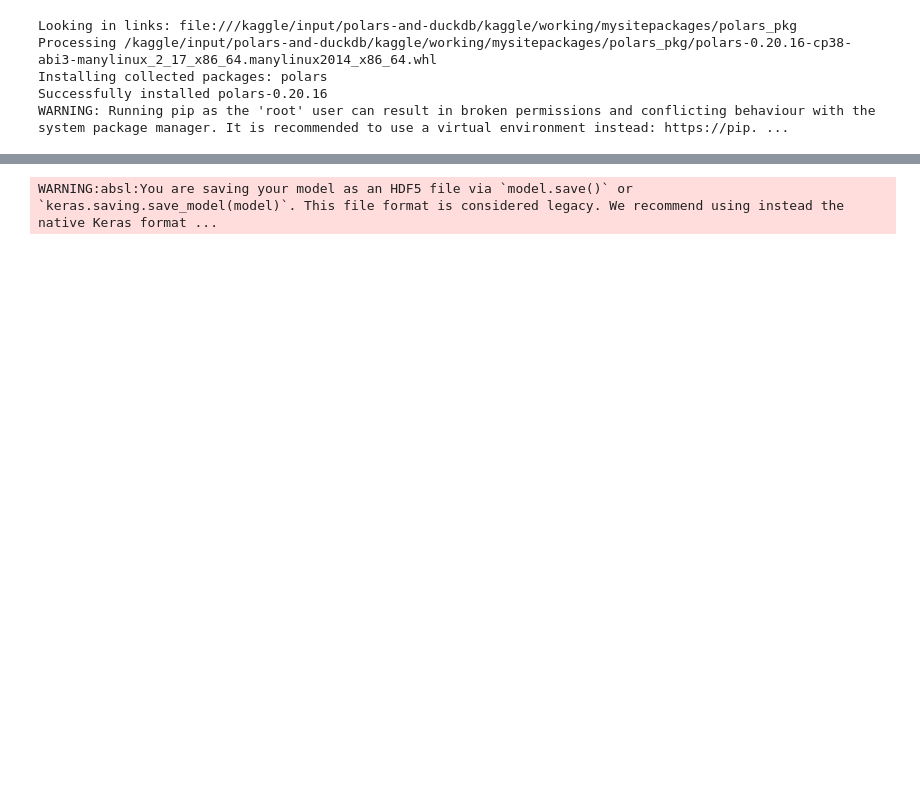
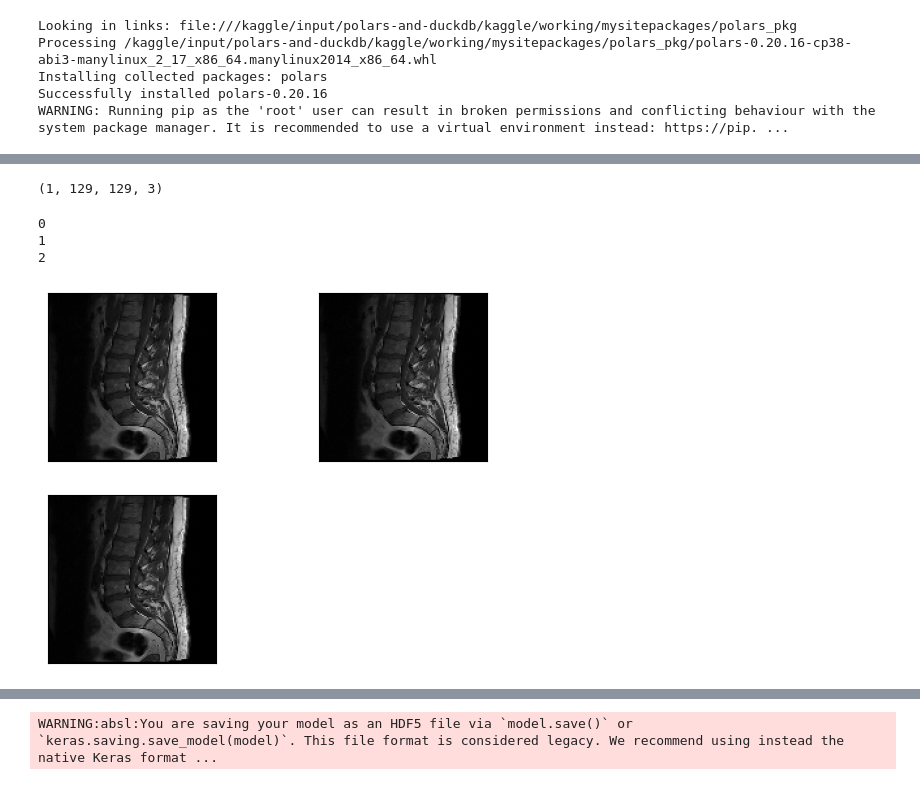
Before and after one commit to sumaniitm/RSNA-2024-Lumbar-Spine-Degenerative-Classification, a Jupyter notebook: suman-tpu-model-training.ipynb, the cells around one changed output, grey strips where cells are left out. Cells and saved outputs as stored; diff of their text form; code cells hidden in the pictures; blank space fills up the shorter version.

Commit message:
Visualizing Convolutions

```diff
--- a/suman-tpu-model-training.ipynb
+++ b/suman-tpu-model-training.ipynb
@@ -386,0 +498,2 @@ Epoch 15/20
+# %%
+model_conv_test = tf.keras.Model(inputs=model2.inputs, outputs=model2.layers[4].output)
@@ -386,0 +544,6 @@ Epoch 15/20
+# %%
+test_image = \
+read_and_parse_dicom_files_for_inf(pl.Series(metadata_df_normal_mild.select(pl.col('full_img_path'))).to_list()[0])
+# %%
+test_image_for_inf = np.expand_dims(test_image, axis=0)
+type(test_image_for_inf)
@@ -386,0 +556,2 @@ Epoch 15/20
+# %%
+feature_maps = model_conv_test.predict(test_image_for_inf)
@@ -387,3 +560,33 @@ Epoch 15/20
+# %%
+feature_maps.shape
+# %% [output]
+(1, 129, 129, 3)
+# %%
+"""ix = 1
+for i in range(3):
+    print(i)
+    for j in range(3):
+        print(j)
+        ax = plt.subplot(2,2,ix)
+        ax.set_xticks([])
+        ax.set_yticks([])
+        plt.imshow(feature_maps[0,:,:,ix-1], cmap='gray')
+        ix += 1
+    plt.show()"""
+
+ix = 1
+for j in range(3):
+    print(j)
+    ax = plt.subplot(2,2,ix)
+    ax.set_xticks([])
+    ax.set_yticks([])
+    plt.imshow(feature_maps[0,:,:,ix-1], cmap='gray')
+    ix += 1
+# %% [output]
+0
+1
+2
+[figure, added]
 # %%
 with tpu_strategy.scope():
     model.evaluate(test_ds)
```
Also changed, not shown: parts of 21 cells of this notebook.
